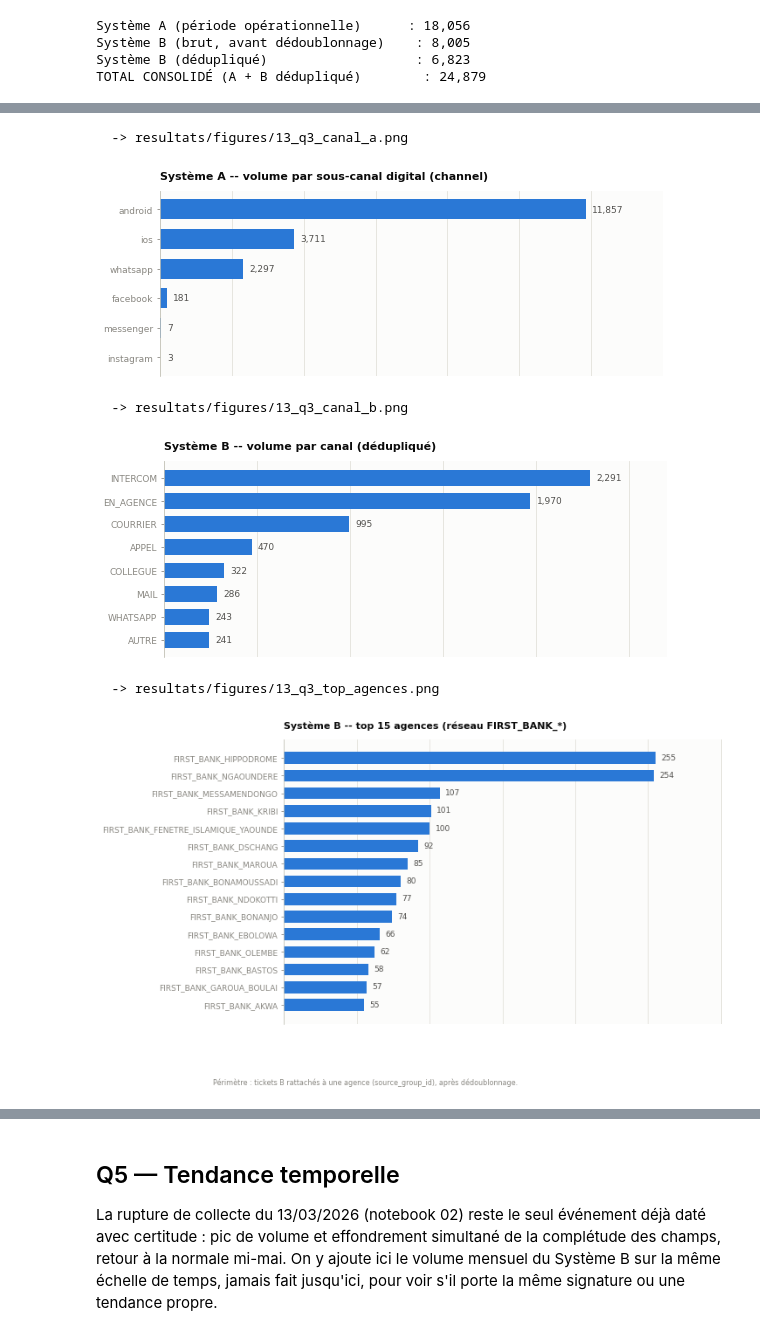
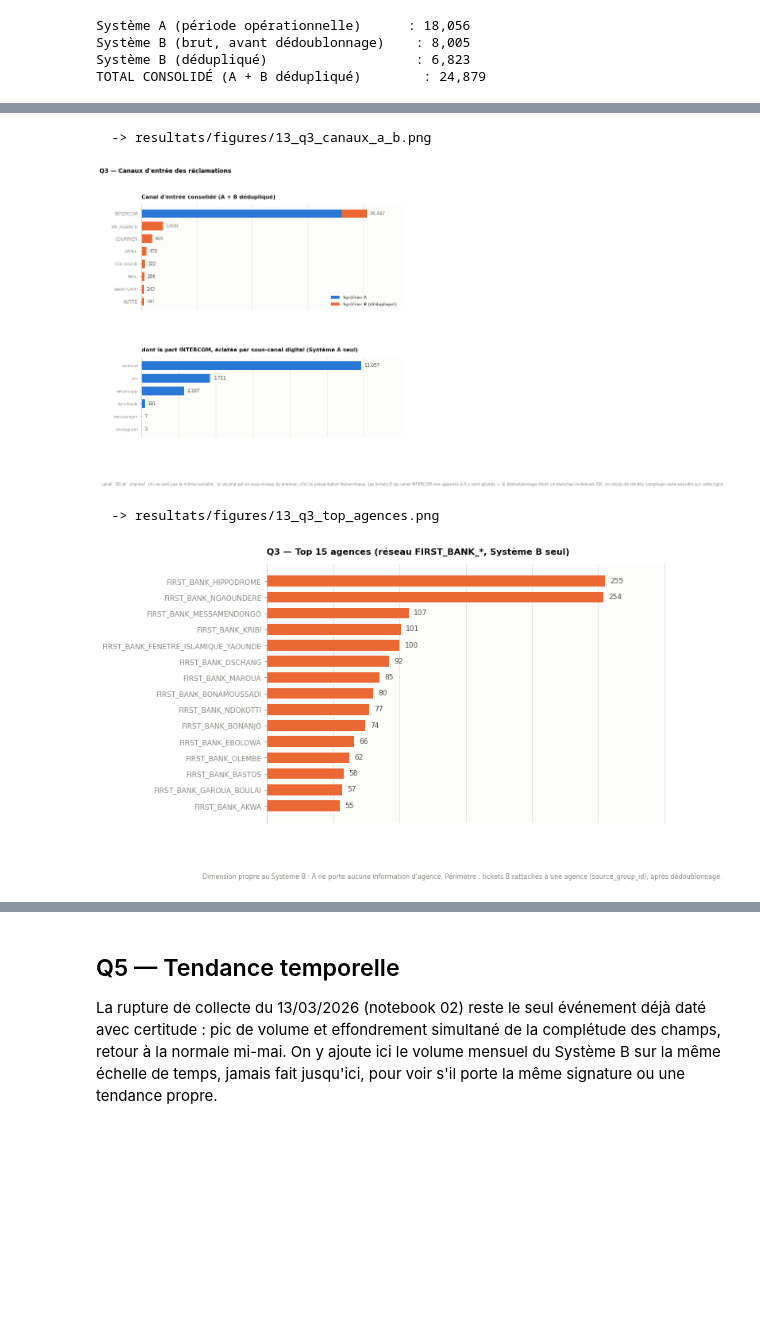
Before and after one commit to GAUSS-TPAC/Sentiment-Analysis---Banking-Text-Mining, a Jupyter notebook: niv/notebooks/13_reponses_questions_direction.ipynb, the cells around one changed output, grey strips where cells are left out. Drawn from its saved outputs; the diff is of its cells as text; code cells hidden in the pictures; blank space fills up the shorter version.

```diff
--- a/niv/notebooks/13_reponses_questions_direction.ipynb
+++ b/niv/notebooks/13_reponses_questions_direction.ipynb
@@ -259,28 +349,59 @@ FIRST_BANK_BASTOS                           58                     2.1
 FIRST_BANK_GAROUA_BOULAI                    57                     2.0
 FIRST_BANK_AKWA                             55                     2.0
 # %%
-fig, ax = plt.subplots(figsize=(9, 3.4))
-viz.barres_horizontales(canal_a["effectif"], "Système A -- volume par sous-canal digital (channel)", ax=ax)
-viz.sauver(fig, "13_q3_canal_a")
-plt.show()
+# Deux panneaux emboîtés : le canal d'entrée consolidé, puis le détail du
+# seul canal que A permet d'éclater. La hiérarchie est explicite, aucune
+# variable n'est mise à plat avec une autre qui n'a pas le même sens.
+fig, (ax_h, ax_d) = plt.subplots(
+    2, 1, figsize=(9.5, 0.44 * (len(canaux_consolide) + len(detail_intercom)) + 2.6),
+    gridspec_kw={"height_ratios": [len(canaux_consolide), len(detail_intercom)], "hspace": 0.5},
+)
 
-fig, ax = plt.subplots(figsize=(9, 3.6))
-viz.barres_horizontales(canal_b["effectif"], "Système B -- volume par canal (dédupliqué)", ax=ax)
-viz.sauver(fig, "13_q3_canal_b")
+ordre = canaux_consolide.iloc[::-1]
+y = range(len(ordre))
+ax_h.barh(list(y), ordre["systeme_a"], height=0.68, color=viz.SERIES[0], label="Système A")
+ax_h.barh(list(y), ordre["systeme_b"], height=0.68, left=ordre["systeme_a"],
+          color=viz.SERIES[1], label="Système B (dédupliqué)")
+for i, (_, ligne) in enumerate(ordre.iterrows()):
+    ax_h.text(ligne["total"] + ordre["total"].max() * 0.012, i, f"{int(ligne['total']):,}",
+              va="center", fontsize=9, color=viz.ENCRE["secondaire"])
+ax_h.set_yticks(list(y))
+ax_h.set_yticklabels(ordre.index, fontsize=9)
+ax_h.set_xlim(0, ordre["total"].max() * 1.15)
+ax_h.tick_params(axis="x", labelbottom=False, length=0)
+ax_h.spines["bottom"].set_visible(False)
+ax_h.grid(axis="y", visible=False)
+ax_h.set_title("Canal d'entrée consolidé (A + B dédupliqué)")
+ax_h.legend(frameon=False, fontsize=9, loc="lower right")
+
+viz.barres_horizontales(
+    detail_intercom["effectif"],
+    "dont la part INTERCOM, éclatée par sous-canal digital (Système A seul)",
+    ax=ax_d, couleur=viz.SERIES[0],
+)
+fig.suptitle("Q3 — Canaux d'entrée des réclamations", fontsize=12, fontweight="bold",
+             x=0.0, ha="left", y=1.0)
+viz.annoter_source(
+    fig,
+    "`canal` (B) et `channel` (A) ne sont pas la même variable : le second est un sous-niveau du premier, d'où la "
+    "présentation hiérarchique. Les tickets B de canal INTERCOM non appariés à A y sont ajoutés — le dédoublonnage "
+    "étant un plancher (notebook 09), un résidu de double comptage reste possible sur cette ligne.",
+)
+viz.sauver(fig, "13_q3_canaux_a_b")
 plt.show()
 
 fig, ax = plt.subplots(figsize=(9, max(3.6, 0.4 * len(agences))))
-viz.barres_horizontales(agences["effectif"], "Système B -- top 15 agences (réseau FIRST_BANK_*)", ax=ax)
-viz.annoter_source(fig, "Périmètre : tickets B rattachés à une agence (source_group_id), après dédoublonnage.")
+viz.barres_horizontales(agences["effectif"], "Q3 — Top 15 agences (réseau FIRST_BANK_*, Système B seul)",
+                        ax=ax, couleur=viz.SERIES[1])
+viz.annoter_source(fig, "Dimension propre au Système B : A ne porte aucune information d'agence. "
+                        "Périmètre : tickets B rattachés à une agence (source_group_id), après dédoublonnage.")
 viz.sauver(fig, "13_q3_top_agences")
 plt.show()
 # %% [output]
-  -> resultats/figures/13_q3_canal_a.png
+  -> resultats/figures/13_q3_canaux_a_b.png
-[figure, old version]
+[figure, new version]
-  -> resultats/figures/13_q3_canal_b.png
+  -> resultats/figures/13_q3_top_agences.png
-[figure, old version]
+[figure, new version]
-  -> resultats/figures/13_q3_top_agences.png
-[figure, removed]
 # %% [markdown]
 ## Q4 — Catégories à faible volume mais forte exposition financière
 
```
Also changed, not shown: parts of 13 cells of this notebook, 22 other files.
